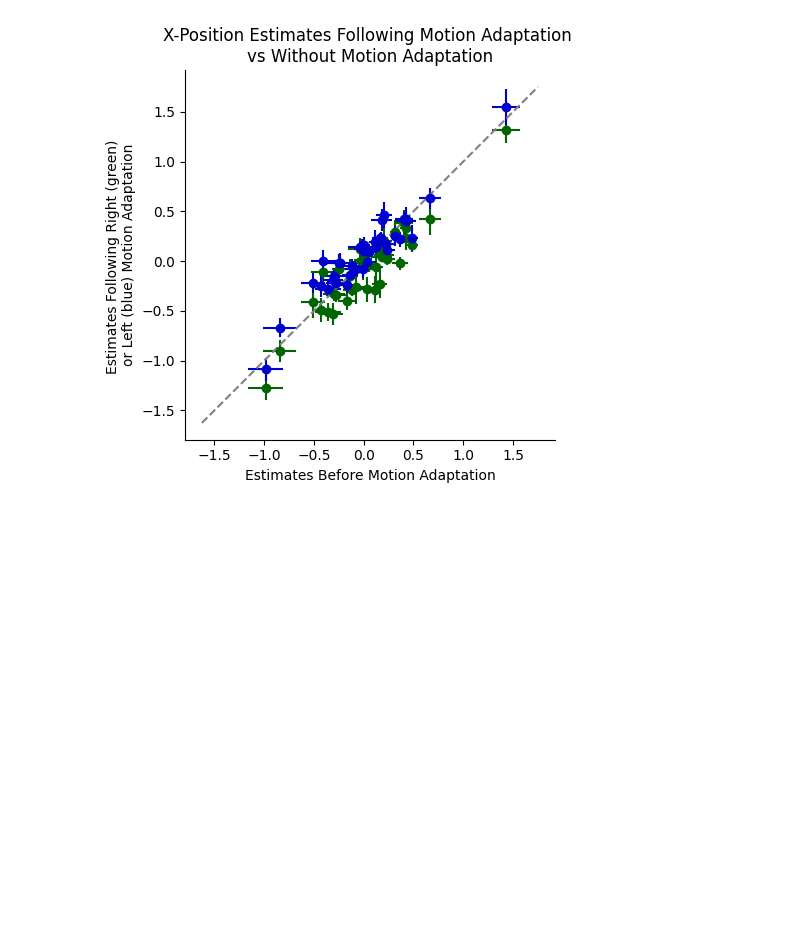
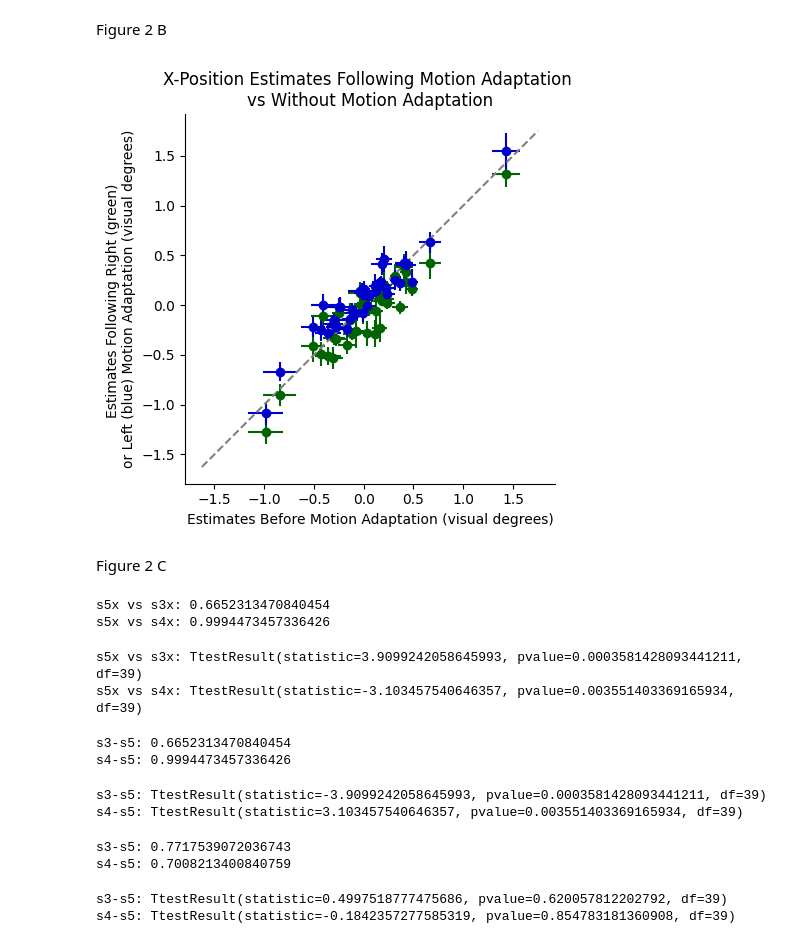
Before and after one commit to vital-kolab/obj-position-bias, a Jupyter notebook: figure2.ipynb, the cells around one changed output. Saved outputs shown, nothing was run; the diff lists cells and outputs as text; code cells hidden in the pictures; blank space fills up the shorter version.

Commit message:
editing figure 2 and figure 3 code

```diff
--- a/figure2.ipynb
+++ b/figure2.ipynb
@@ -11,3 +9,5 @@ from functions import human_reliability, convert_to_deg
+# %% [markdown]
+Figure 2 B
 # %%
 # load the human data
 s5x = np.load('data/s5x.npy')
@@ -27,6 +27,16 @@ s4x = convert_to_deg(s4x, human_im_size)
 s5y = convert_to_deg(s5y, human_im_size)
 s3y = convert_to_deg(s3y, human_im_size)
 s4y = convert_to_deg(s4y, human_im_size)
+# %%
+# load the ground truth center positions in pixel space
+gt_im_size = 256
+df = pd.read_csv('data/mae_s5_coordinates.csv') # position data
+xpos = np.squeeze(df['center_x'].values.reshape(-1,1))*(human_im_size/gt_im_size) # convert to the dimensions of the image that the humans made estimates on
+ypos = np.squeeze(df['center_y'].values.reshape(-1,1))*(human_im_size/gt_im_size)
+
+# convert to ecc
+xpos = convert_to_deg(xpos, human_im_size)
+ypos = convert_to_deg(ypos, human_im_size)
 # %%
 # mean data across participants
 mean_s5x = np.nanmean(s5x,axis=1)
@@ -52,20 +62,38 @@ std_s4y = np.nanstd(s4y,axis=1)
 # %%
 # estimates before and after motion adaptation for both directions
 pos_rangex = np.linspace(min(xpos),max(xpos))
 
 plt.errorbar(mean_s5x,mean_s3x,yerr=sem_s3x,xerr=sem_s5x,fmt='o',color='darkgreen',label='Rightward Adapter')
 plt.errorbar(mean_s5x,mean_s4x,yerr=sem_s4x,xerr=sem_s5x,fmt='o',color='mediumblue',label='Leftward Adapter')
 plt.plot(pos_rangex,pos_rangex,color='grey',linestyle='--')
 plt.title('X-Position Estimates Following Motion Adaptation \nvs Without Motion Adaptation')
-plt.xlabel('Estimates Before Motion Adaptation')
-plt.ylabel('Estimates Following Right (green) \nor Left (blue) Motion Adaptation')
+plt.xlabel('Estimates Before Motion Adaptation (visual degrees)')
+plt.ylabel('Estimates Following Right (green) \nor Left (blue) Motion Adaptation (visual degrees)')
 
 plt.gca().spines['top'].set_visible(False)
 plt.gca().spines['right'].set_visible(False)
 x0, x1 = plt.gca().get_xlim()
 y0, y1 = plt.gca().get_ylim()
 plt.gca().set_aspect(abs(x1 - x0) / abs(y1 - y0))
 
 # plt.savefig('/home/eyakub/scratch/scatter.eps', format='eps', bbox_inches='tight')
 # %% [output]
-[figure, old version]
+[figure, new version]
+# %% [markdown]
+Figure 2 C
+# %%
+# check whether we can use a parametric test
+print(f"s5x vs s3x: {check_normality('pairedt', mean_s5x,mean_s3x)}")
+print(f"s5x vs s4x: {check_normality('pairedt', mean_s5x,mean_s4x)}")
+
+# printed values are p-values, greater than 0.05 => can use parametric tests
+# %% [output]
+s5x vs s3x: 0.6652313470840454
+s5x vs s4x: 0.9994473457336426
+# %%
+# run the tests
+print(f"s5x vs s3x: {ttest_rel(mean_s5x,mean_s3x)}")
+print(f"s5x vs s4x: {ttest_rel(mean_s5x,mean_s4x)}")
+# %% [output]
+s5x vs s3x: TtestResult(statistic=3.9099242058645993, pvalue=0.0003581428093441211, df=39)
+s5x vs s4x: TtestResult(statistic=-3.103457540646357, pvalue=0.003551403369165934, df=39)
@@ -71,0 +119,28 @@ plt.gca().set_aspect(abs(x1 - x0) / abs(y1 - y0))
+# %%
+# check assumptions for single sample t-test
+print(f"s3-s5: {check_normality('singlet',mean_s3x-mean_s5x)}")
+print(f"s4-s5: {check_normality('singlet',mean_s4x-mean_s5x)}")
+# %% [output]
+s3-s5: 0.6652313470840454
+s4-s5: 0.9994473457336426
+# %%
+# assumptions are not violated so we do single sample t-test
+print(f"s3-s5: {ttest_1samp(mean_s3x-mean_s5x,0)}")
+print(f"s4-s5: {ttest_1samp(mean_s4x-mean_s5x,0)}")
+# %% [output]
+s3-s5: TtestResult(statistic=-3.9099242058645993, pvalue=0.0003581428093441211, df=39)
+s4-s5: TtestResult(statistic=3.103457540646357, pvalue=0.003551403369165934, df=39)
+# %%
+# check assumptions for single sample t-test - y axis deltas
+print(f"s3-s5: {check_normality('singlet',mean_s3y-mean_s5y)}")
+print(f"s4-s5: {check_normality('singlet',mean_s4y-mean_s5y)}")
+# %% [output]
+s3-s5: 0.7717539072036743
+s4-s5: 0.7008213400840759
+# %%
+# assumptions are not violated so we do single sample t-test
+print(f"s3-s5: {ttest_1samp(mean_s3y-mean_s5y,0)}")
+print(f"s4-s5: {ttest_1samp(mean_s4y-mean_s5y,0)}")
+# %% [output]
+s3-s5: TtestResult(statistic=0.4997518777475686, pvalue=0.620057812202792, df=39)
+s4-s5: TtestResult(statistic=-0.1842357277585319, pvalue=0.854783181360908, df=39)
```
Also changed, not shown: parts of 10 cells of this notebook, 3 other files.
